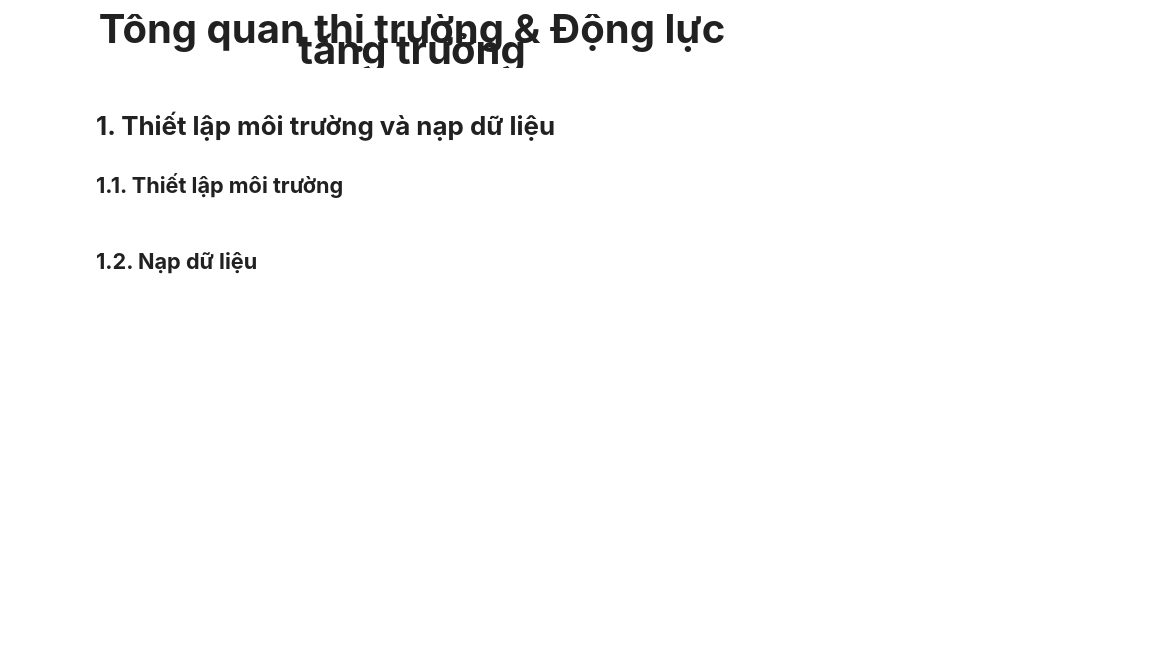
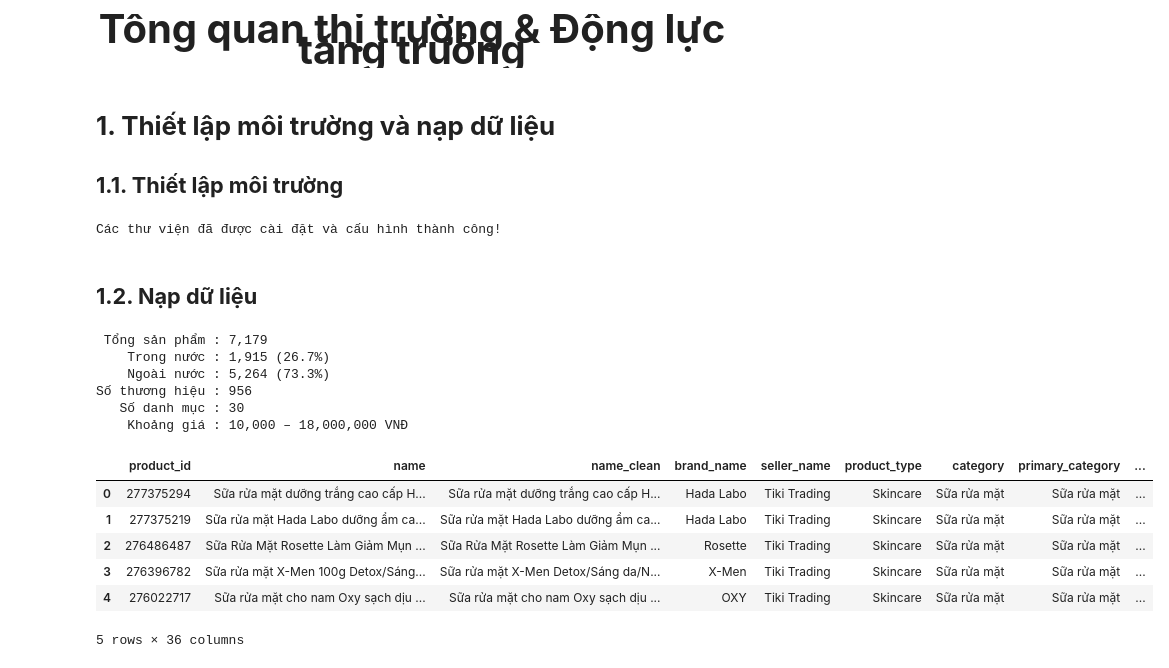
Before and after one commit to TrucHang676/TQH-LAB010-N5, a Jupyter notebook: notebooks/DataVisualization _ 23120201.ipynb, the cells around one changed output. Saved outputs shown, nothing was run; the diff lists cells and outputs as text; code cells hidden in the pictures; blank space fills up the shorter version.

Commit message:
phân tích cá nhân

```diff
--- a/notebooks/DataVisualization _ 23120201.ipynb
+++ b/notebooks/DataVisualization _ 23120201.ipynb
@@ -25,8 +25,85 @@
 # %% [markdown]
 # **1. Thiết lập môi trường và nạp dữ liệu**
 ## **1.1. Thiết lập môi trường**
+# %%
+# Cài đặt các thư viện cần thiết
+import pandas as pd
+import numpy as np
+import matplotlib as mpl
+import matplotlib.pyplot as plt
+import matplotlib.ticker as mticker
+import matplotlib.patches as mpatches
+import seaborn as sns
+import matplotlib.gridspec as gridspec
+import warnings
+warnings.filterwarnings('ignore')
+
+# Thiết lập style toàn cục cho các biểu đồ
+plt.rcParams.update({
+    'font.family'       : 'DejaVu Sans',
+    'axes.spines.top'   : False,
+    'axes.spines.right' : False,
+    'axes.grid'         : False,
+    'grid.alpha'        : 0.25,
+    'grid.linestyle'    : '--',
+    'figure.dpi'        : 130,
+    'savefig.dpi'       : 150,
+    'axes.titlesize'    : 14,
+    'axes.titleweight'  : 'bold',
+    'axes.labelsize'    : 11,
+    'xtick.labelsize'   : 10,
+    'ytick.labelsize'   : 10,
+})
+
+# Bảng màu nhất quán xuyên suốt
+C_DOMESTIC = '#2563EB'   # xanh dương — hàng trong nước
+C_IMPORT   = '#DC2626'   # đỏ         — hàng ngoài nước
+PALETTE    = [C_DOMESTIC, C_IMPORT]
+COUNTRY_COLORS = [
+    '#EF4444','#F97316','#EAB308','#22C55E','#3B82F6',
+    '#8B5CF6','#EC4899','#14B8A6','#F59E0B','#6366F1'
+]
+
+print('Các thư viện đã được cài đặt và cấu hình thành công!')
+# %% [output]
+Các thư viện đã được cài đặt và cấu hình thành công!
 # %% [markdown]
 ## **1.2. Nạp dữ liệu**
+# %%
+# 1. Nạp dữ liệu
+df = pd.read_csv('../data/tiki_cosmetics_processed.csv')
+
+# 2. Khôi phục thứ tự cho phân khúc giá (để vẽ biểu đồ không bị nhảy lộn xộn)
+price_order = ['Dưới 100k', '100k – 300k', '300k – 700k', '700k – 2tr', 'Trên 2tr']
+df['price_segment'] = pd.Categorical(df['price_segment'], categories=price_order, ordered=True)
+
+# 3. Tập con theo origin_class_corrected (đã hiệu chỉnh ở file preprocessing)
+df_vn = df[df['origin_class_corrected'] == 'Trong nước'].copy()
+df_nn = df[df['origin_class_corrected'] == 'Ngoài nước'].copy()
+
+# 4. Kiểm tra các chỉ số (ĐÃ FIX LỖI KHOẢNG TRẮNG)
+print(f' Tổng sản phẩm : {len(df):,}')
+print(f'    Trong nước : {len(df_vn):,} ({len(df_vn)/len(df)*100:.1f}%)')
+print(f'    Ngoài nước : {len(df_nn):,} ({len(df_nn)/len(df)*100:.1f}%)')
+print(f'Số thương hiệu : {df["brand_name"].nunique():,}')
+print(f'   Số danh mục : {df["category"].nunique()}')
+print(f'    Khoảng giá : {df["price"].min():,.0f} – {df["price"].max():,.0f} VNĐ')
+
+df.head(5)
+# %% [output]
+ Tổng sản phẩm : 7,179
+    Trong nước : 1,915 (26.7%)
+    Ngoài nước : 5,264 (73.3%)
+Số thương hiệu : 956
+   Số danh mục : 30
+    Khoảng giá : 10,000 – 18,000,000 VNĐ
+|  | product_id | name | name_clean | brand_name | seller_name | product_type | category | primary_category | ... |
+| 0 | 277375294 | Sữa rửa mặt dưỡng trắng cao cấp H... | Sữa rửa mặt dưỡng trắng cao cấp H... | Hada Labo | Tiki Trading | Skincare | Sữa rửa mặt | Sữa rửa mặt | ... |
+| 1 | 277375219 | Sữa rửa mặt Hada Labo dưỡng ẩm ca... | Sữa rửa mặt Hada Labo dưỡng ẩm ca... | Hada Labo | Tiki Trading | Skincare | Sữa rửa mặt | Sữa rửa mặt | ... |
+| 2 | 276486487 | Sữa Rửa Mặt Rosette Làm Giảm Mụn ... | Sữa Rửa Mặt Rosette Làm Giảm Mụn ... | Rosette | Tiki Trading | Skincare | Sữa rửa mặt | Sữa rửa mặt | ... |
+| 3 | 276396782 | Sữa rửa mặt X-Men 100g Detox/Sáng... | Sữa rửa mặt X-Men Detox/Sáng da/N... | X-Men | Tiki Trading | Skincare | Sữa rửa mặt | Sữa rửa mặt | ... |
+| 4 | 276022717 | Sữa rửa mặt cho nam Oxy sạch dịu ... | Sữa rửa mặt cho nam Oxy sạch dịu ... | OXY | Tiki Trading | Skincare | Sữa rửa mặt | Sữa rửa mặt | ... |
+5 rows × 36 columns
 # %% [markdown]
 # **2. Phân tích, trực quan hóa dữ liệu và kết luận**
 ## **2.1. Mục tiêu 1:** Xác định thị phần doanh thu giữa hàng nội và hàng ngoại trên toàn bộ tập dữ liệu để xác định nhóm hàng nắm giữ giá trị giao dịch cao nhất.
```
Also changed, not shown: parts of 10 cells of this notebook, 3 other files.
